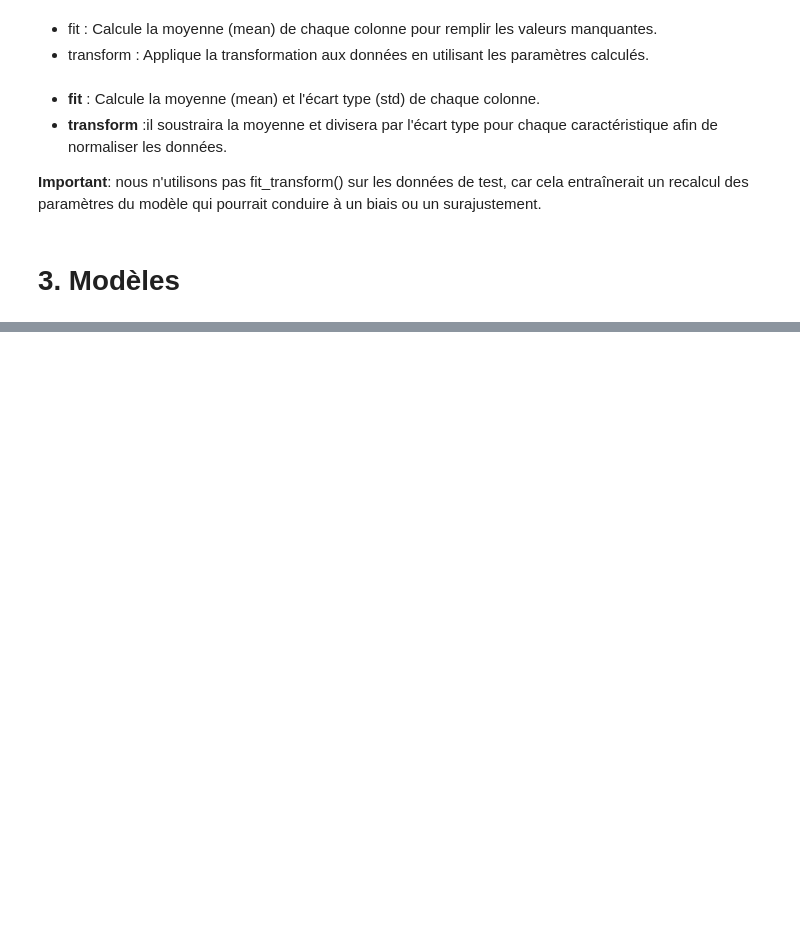
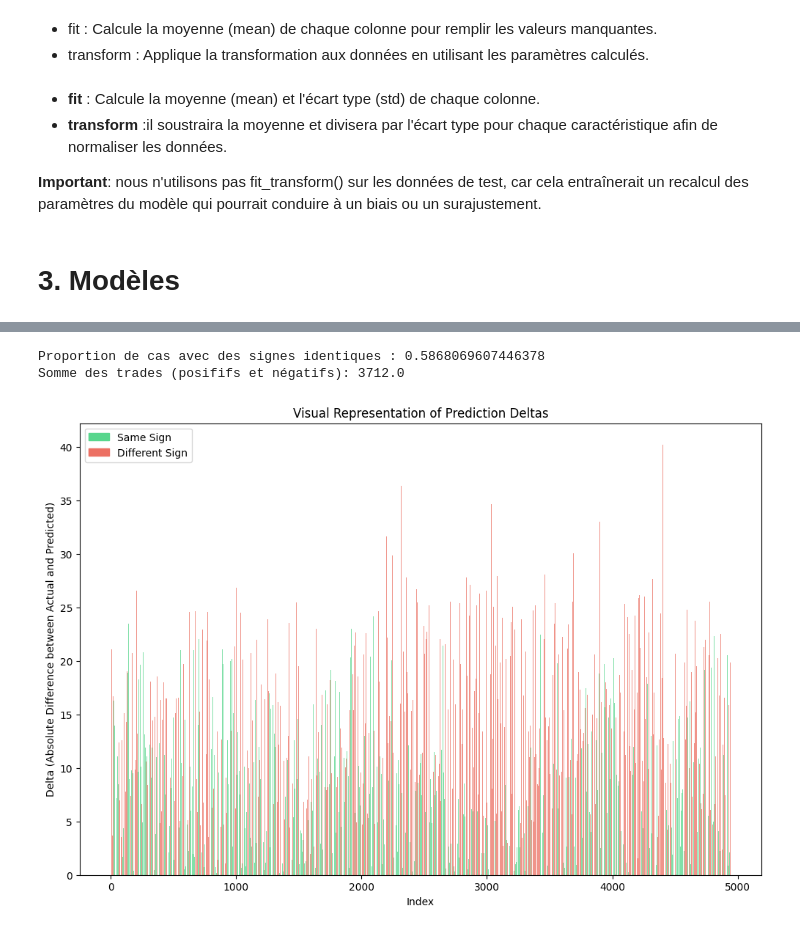
Before and after one commit to Austin-Mo/Projet_ML, a Jupyter notebook: Projet_ML.ipynb, the cells around one changed output, grey strips where cells are left out. Cells and saved outputs as stored; diff of their text form; code cells hidden in the pictures; blank space fills up the shorter version.

```diff
--- a/Projet_ML.ipynb
+++ b/Projet_ML.ipynb
@@ -305,0 +578,74 @@ Cross-validated RMSE scores: [ 559.08340294 2498.39612636 3263.63562873  724.004
+# %%
+import pandas as pd
+import numpy as np
+
+# Supposons que y_test et y_pred_rf sont déjà définis comme des numpy arrays ou des pandas Series
+y_true = np.array(y_test)  # Assurez-vous que ce sont des arrays
+y_pred = np.array(y_pred_stacking)
+
+# Création de la DataFrame
+df = pd.DataFrame({
+    'Actual': y_true.flatten(),  # Aplatir en cas de multi-dimension
+    'Predicted': y_pred.flatten()
+})
+
+# Calcul des signes
+df['Actual_Sign'] = np.sign(df['Actual'])
+df['Predicted_Sign'] = np.sign(df['Predicted'])
+
+# Concordance des signes
+df['Same_Sign'] = df['Actual_Sign'] == df['Predicted_Sign']
+
+# Amplitude des écarts
+df['Delta'] = np.abs(df['Actual'] - df['Predicted'])
+df['Normalized_Delta'] = df['Delta'] / df['Delta'].max()  # Normalisation
+
+df['Adjusted_Actual_Sign'] = df.apply(lambda x: -x['Actual_Sign'] if not x['Same_Sign'] else x['Actual_Sign'], axis=1)
+
+same_sign_proportion = df['Same_Sign'].mean()  # mean() sur une colonne booléenne donne la proportion de True
+print("Proportion de cas avec des signes identiques :", same_sign_proportion)
+
+mean_adjusted_delta = df['Adjusted_Actual_Sign'].sum()
+print("Somme des trades (posififs et négatifs):", mean_adjusted_delta)
+# %% [output]
+Proportion de cas avec des signes identiques : 0.5868069607446378
+Somme des trades (posififs et négatifs): 3712.0
+# %%
+import matplotlib.pyplot as plt
+import matplotlib.patches as mpatches
+
+# Préparation des données et configuration des couleurs comme précédemment
+import numpy as np
+import pandas as pd
+
+# Supposons que y_test et y_pred_rf sont des pandas Series ou des arrays numpy
+y_true = np.array(y_test)
+y_pred = np.array(y_pred_rf)
+
+# Création de la DataFrame
+df = pd.DataFrame({
+    'Actual': y_true.flatten(),  # Aplatir en cas de dimensions multiples
+    'Predicted': y_pred.flatten()
+})
+df['Delta'] = np.abs(df['Actual'] - df['Predicted'])
+df['Normalized_Delta'] = df['Delta'] / df['Delta'].max()
+df['Same_Sign'] = np.sign(df['Actual']) == np.sign(df['Predicted'])
+
+# Définir les couleurs
+colors = ['#58D68D' if x else '#EC7063' for x in df['Same_Sign']]  # Vert si signes identiques, rouge sinon
+
+# Création du graphique de barres pour les deltas
+plt.figure(figsize=(12, 8))
+plt.bar(df.index, df['Delta'], color=colors, alpha=0.75)
+
+# Créer des patches pour la légende
+green_patch = mpatches.Patch(color='#58D68D', label='Same Sign')
+red_patch = mpatches.Patch(color='#EC7063', label='Different Sign')
+plt.legend(handles=[green_patch, red_patch])
+
+plt.title('Visual Representation of Prediction Deltas')
+plt.xlabel('Index')
+plt.ylabel('Delta (Absolute Difference between Actual and Predicted)')
+plt.show()
+# %% [output]
+[figure, added]
```
Also changed, not shown: parts of 27 cells of this notebook.
